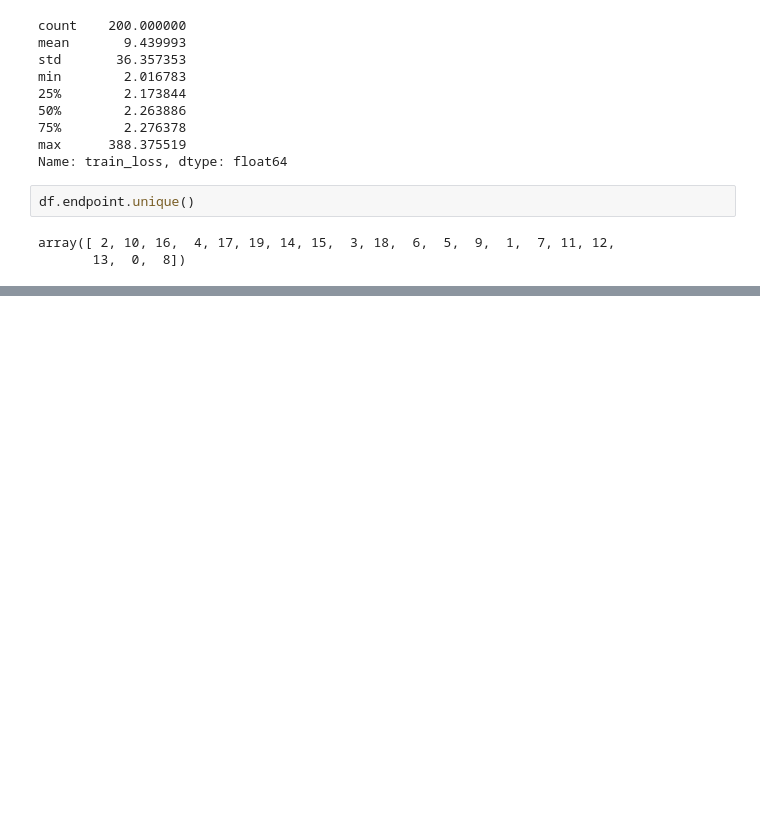
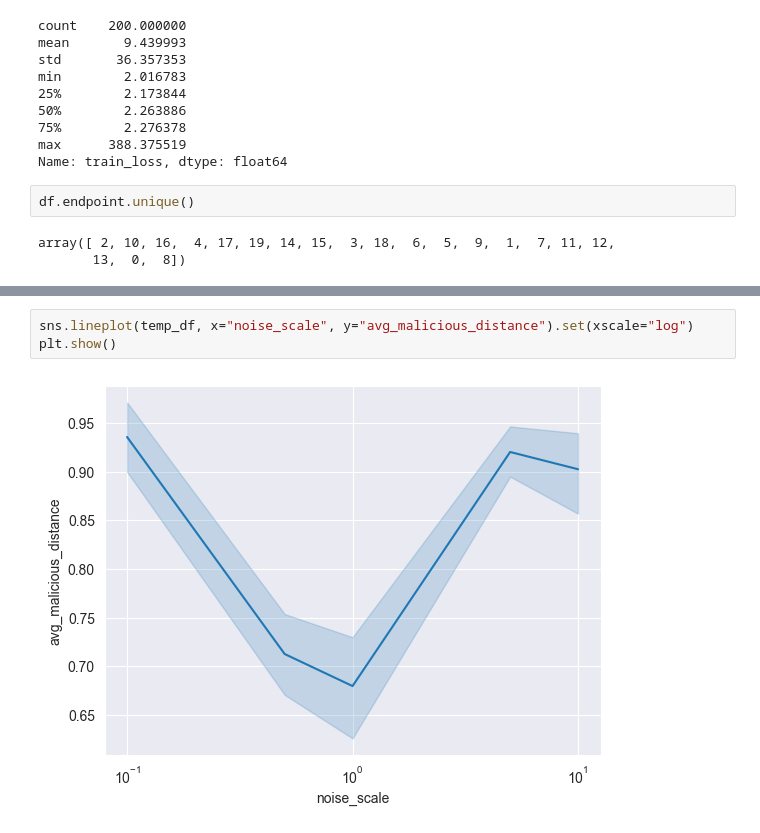
Before and after one commit to akathikar/Differential-Privacy-FL, a Jupyter notebook: notebooks/Experiment Plots.ipynb, the cells around one changed output, grey strips where cells are left out. Drawn from its saved outputs; the diff is of its cells as text; blank space fills up the shorter version.

```diff
--- a/notebooks/Experiment Plots.ipynb
+++ b/notebooks/Experiment Plots.ipynb
@@ -77,0 +94,5 @@ plt.show()
+# %%
+sns.lineplot(temp_df, x="noise_scale", y="avg_malicious_distance").set(xscale="log")
+plt.show()
+# %% [output]
+[figure, added]
```
Also changed, not shown: parts of 3 cells of this notebook, 3 other files.
